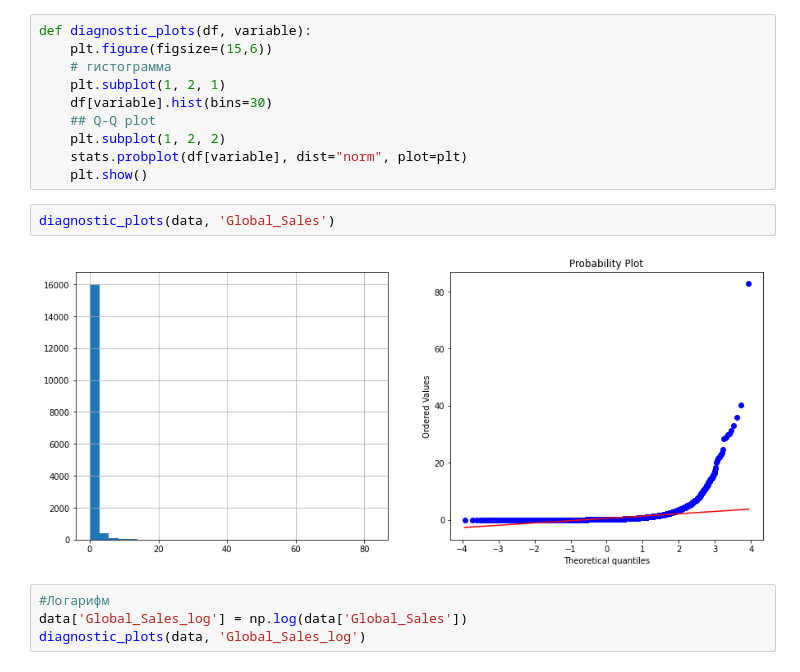
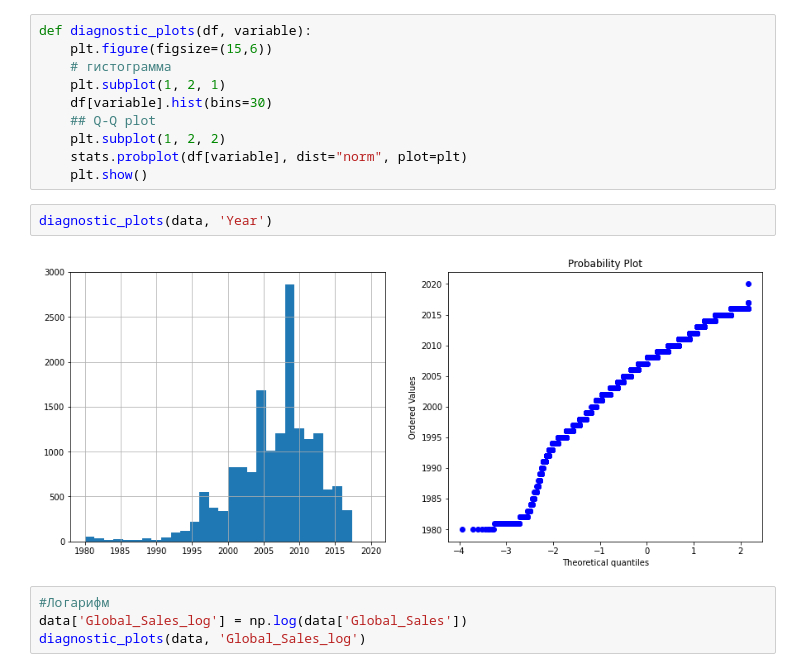
Before and after one commit to DMfananddu/MML, a Jupyter notebook: lab2/2.ipynb, the cells around one changed output. Drawn from its saved outputs; the diff is of its cells as text.

```diff
--- a/lab2/2.ipynb
+++ b/lab2/2.ipynb
@@ -178,9 +178,9 @@ def diagnostic_plots(df, variable):
     stats.probplot(df[variable], dist="norm", plot=plt)
     plt.show()
 # %%
-diagnostic_plots(data, 'Global_Sales')
+diagnostic_plots(data, 'Year')
 # %% [output]
-[figure, old version]
+[figure, new version]
 # %%
 #Логарифм
 data['Global_Sales_log'] = np.log(data['Global_Sales'])
```
Also changed, not shown: 2 other files.
